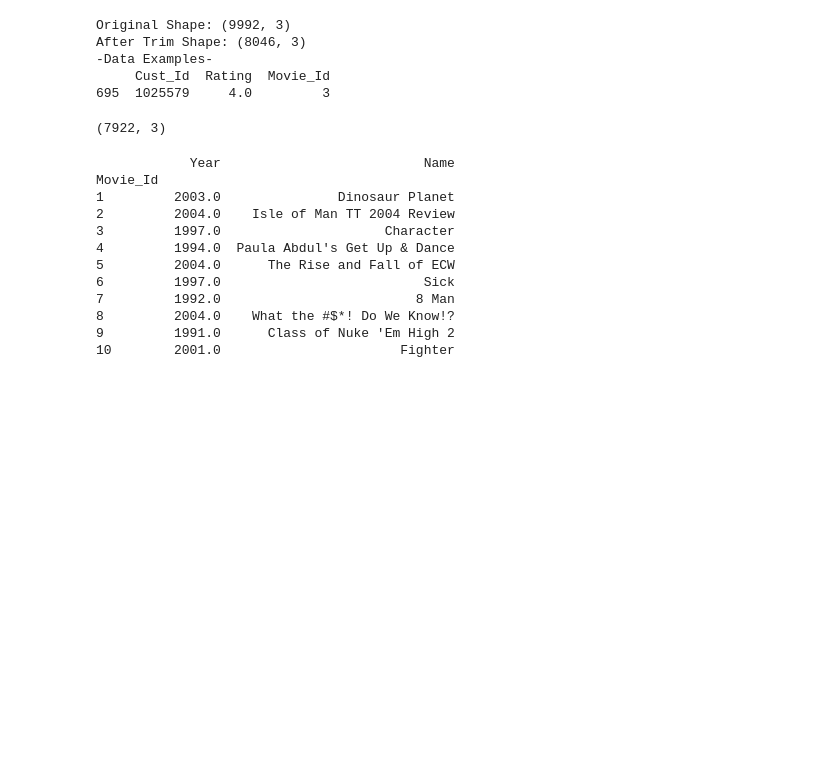
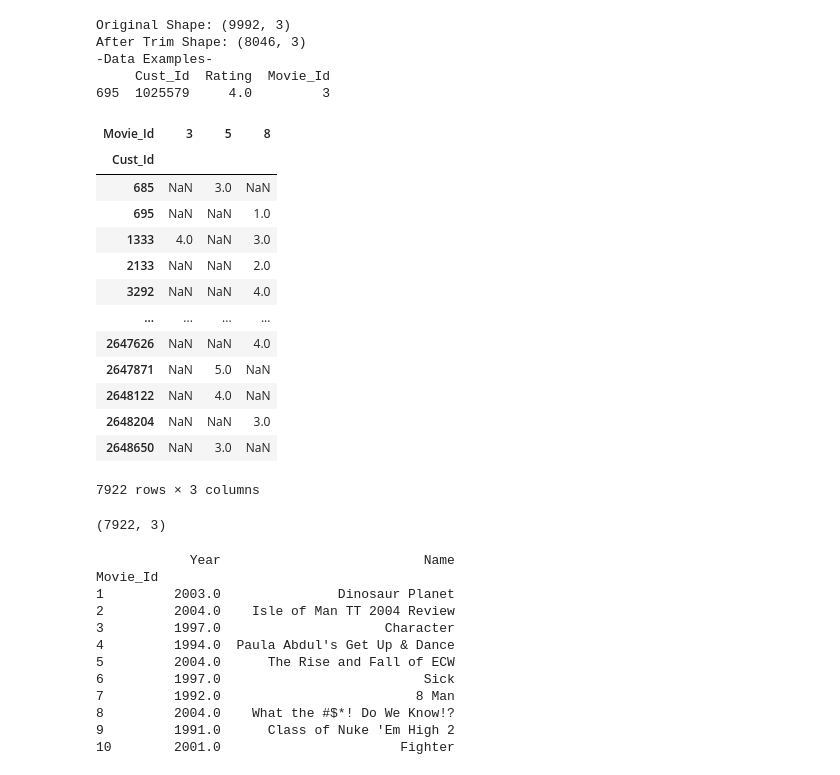
Before and after one commit to heohyunjun/Recommendation-System, a Jupyter notebook: Netflix/Netflix_rec.ipynb, the cells around one changed output. Saved outputs shown, nothing was run; the diff lists cells and outputs as text; code cells hidden in the pictures; blank space fills up the shorter version.

```diff
--- a/Netflix/Netflix_rec.ipynb
+++ b/Netflix/Netflix_rec.ipynb
@@ -418,6 +525,27 @@ After Trim Shape: (8046, 3)
 -Data Examples-
      Cust_Id  Rating  Movie_Id
 695  1025579     4.0         3
+# %%
+# index  = 행위치에 들어갈 값
+# columns = 열 위치에 들어갈 값
+# values =  데이터로 사용할 열
+# agg도 들어가는데 디폴트값은 'mean'
+pd.pivot_table(df,values='Rating',index='Cust_Id',columns='Movie_Id')
+# %% [output]
+| Movie_Id | 3 | 5 | 8 |
+| Cust_Id |  |  |  |
+| 685 | NaN | 3.0 | NaN |
+| 695 | NaN | NaN | 1.0 |
+| 1333 | 4.0 | NaN | 3.0 |
+| 2133 | NaN | NaN | 2.0 |
+| 3292 | NaN | NaN | 4.0 |
+| ... | ... | ... | ... |
+| 2647626 | NaN | NaN | 4.0 |
+| 2647871 | NaN | 5.0 | NaN |
+| 2648122 | NaN | 4.0 | NaN |
+| 2648204 | NaN | NaN | 3.0 |
+| 2648650 | NaN | 3.0 | NaN |
+7922 rows × 3 columns
 # %%
 df_p = pd.pivot_table(df,values='Rating',index='Cust_Id',columns='Movie_Id')
 
```
Also changed, not shown: parts of 21 cells of this notebook.
